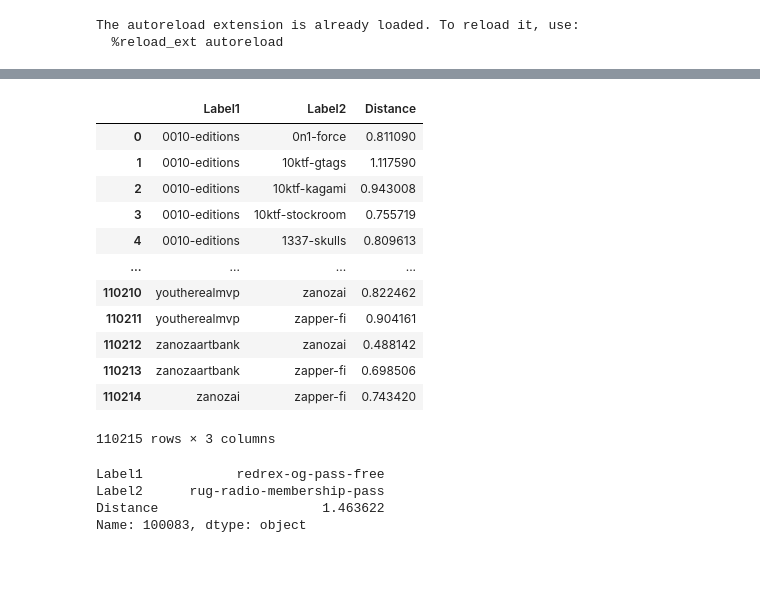
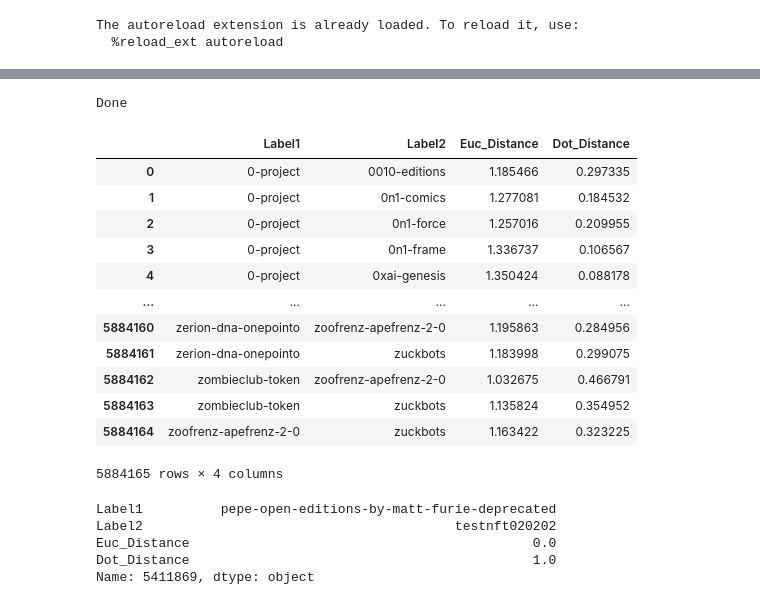
Before and after one commit to narunraman/nft_research, a Jupyter notebook: Dino/feature_extract_notebook.ipynb, the cells around one changed output, grey strips where cells are left out. Cells and saved outputs as stored; diff of their text form; code cells hidden in the pictures; blank space fills up the shorter version.

```diff
--- a/Dino/feature_extract_notebook.ipynb
+++ b/Dino/feature_extract_notebook.ipynb
@@ -138,17 +110,18 @@ min_distance_row = merged_df.loc[q_df['AverageDistance'].idxmin()]
 print(min_distance_row)
 # %%
 import os
+from tqdm import tqdm
 
 # Directory path where the files are located
-directory_path = '/home/taylor/NFTResearchGIT/nft_research/dino/images/val'
+directory_path = '/global/scratch/tlundy/NFT_Research/nft_research/Dino/images/val'
 
 # Create a dictionary to store label-file associations
 label_file_dict = {}
 
 # Iterate through the files in the directory
-for idx,filename in enumerate(sorted(os.listdir(directory_path))):
+for idx,filename in tqdm(enumerate(sorted(os.listdir(directory_path)))):
     # Extract the label from the file name (assuming the label is in the file name)
-    print(idx,filename)
+    # print(idx,filename)
     # Check if the label exists in the merged_df DataFrame
     if idx in merged_df['Label'].values:
         # If yes, associate the file name with the label
@@ -174,6 +129,6 @@ for idx,filename in enumerate(sorted(os.listdir(directory_path))):
 # %%
-merged_df2['FileName'] = merged_df2['Label'].map(label_file_dict)
+merged_df['FileName'] = merged_df['Label'].map(label_file_dict)
 
 # Print the updated DataFrame
-merged_df2
+merged_df
 # %% [output]
@@ -193,6 +148,3 @@ merged_df2
-# %%
-import ast
-merged_df['Features'] = merged_df['Features'].apply(ast.literal_eval)
 # %%
 import numpy as np
 # Group the DataFrame by 'Label'
@@ -200,7 +152,7 @@ grouped = merged_df.groupby('Label')
 
 # Compute average feature vector for each label
 average_feature_vectors = []
-for label, group in grouped:
+for label, group in tqdm(grouped):
     # Compute average feature vector for the current label
     avg_feature_vector = np.mean(group['Features'].tolist(), axis=0)
     average_feature_vectors.append((label, avg_feature_vector))
@@ -217,40 +179,46 @@ with open('collection_features.pkl','wb') as f:
 # %%
 import itertools
 from scipy.spatial import distance
 from tqdm import tqdm
 # Assuming merged_df is your pandas DataFrame with 'Label' and 'AverageFeatureVector' columns
 
 # Define a function to compute Euclidean distance between two feature vectors
 def euclidean_distance(feature1, feature2):
     return distance.euclidean(feature1, feature2)
 
+def dot_distance(feature1,feature2):
+    return np.dot(feature1, feature2)
 # Create combinations of labels
 label_combinations = list(itertools.combinations(merged_df2['FileName'].unique(), 2))
-
+label_to_vec = merged_df2.set_index('FileName')['AverageFeatureVector'].to_dict()
 # Compute distances between average feature vectors for every pair of labels
+print('Done')
 pairwise_distances = []
 for label1, label2 in tqdm(label_combinations):
-    feature_vector1 = merged_df2.loc[merged_df2['FileName'] == label1, 'AverageFeatureVector'].values[0]
-    feature_vector2 = merged_df2.loc[merged_df2['FileName'] == label2, 'AverageFeatureVector'].values[0]
-    dist = euclidean_distance(feature_vector1, feature_vector2)
-    pairwise_distances.append((label1, label2, dist))
+    feature_vector1 = label_to_vec[label1]/np.linalg.norm(label_to_vec[label1])
+    feature_vector2 = label_to_vec[label2]/np.linalg.norm(label_to_vec[label2])
+    # print(feature_vector1)
+    dist1 = euclidean_distance(feature_vector1, feature_vector2)
+    dist2 = dot_distance(feature_vector1, feature_vector2)
+    pairwise_distances.append((label1, label2, dist1,dist2))
 
 # Create a DataFrame for pairwise distances
-pairwise_distances_df = pd.DataFrame(pairwise_distances, columns=['Label1', 'Label2', 'Distance'])
+pairwise_distances_df = pd.DataFrame(pairwise_distances, columns=['Label1', 'Label2', 'Euc_Distance','Dot_Distance'])
 
 # Print the DataFrame with pairwise distances
 pairwise_distances_df
 # %% [output]
+Done
-|  | Label1 | Label2 | Distance |
-| 0 | 0010-editions | 0n1-force | 0.811090 |
-| 1 | 0010-editions | 10ktf-gtags | 1.117590 |
-| 2 | 0010-editions | 10ktf-kagami | 0.943008 |
-| 3 | 0010-editions | 10ktf-stockroom | 0.755719 |
-| 4 | 0010-editions | 1337-skulls | 0.809613 |
-| ... | ... | ... | ... |
-| 110210 | youtherealmvp | zanozai | 0.822462 |
-| 110211 | youtherealmvp | zapper-fi | 0.904161 |
-| 110212 | zanozaartbank | zanozai | 0.488142 |
-| 110213 | zanozaartbank | zapper-fi | 0.698506 |
-| 110214 | zanozai | zapper-fi | 0.743420 |
+|  | Label1 | Label2 | Euc_Distance | Dot_Distance |
+| 0 | 0-project | 0010-editions | 1.185466 | 0.297335 |
+| 1 | 0-project | 0n1-comics | 1.277081 | 0.184532 |
+| 2 | 0-project | 0n1-force | 1.257016 | 0.209955 |
+| 3 | 0-project | 0n1-frame | 1.336737 | 0.106567 |
+| 4 | 0-project | 0xai-genesis | 1.350424 | 0.088178 |
+| ... | ... | ... | ... | ... |
+| 5884160 | zerion-dna-onepointo | zoofrenz-apefrenz-2-0 | 1.195863 | 0.284956 |
+| 5884161 | zerion-dna-onepointo | zuckbots | 1.183998 | 0.299075 |
+| 5884162 | zombieclub-token | zoofrenz-apefrenz-2-0 | 1.032675 | 0.466791 |
+| 5884163 | zombieclub-token | zuckbots | 1.135824 | 0.354952 |
+| 5884164 | zoofrenz-apefrenz-2-0 | zuckbots | 1.163422 | 0.323225 |
-110215 rows × 3 columns
+5884165 rows × 4 columns
@@ -260,12 +229,13 @@ with open('pairwise_dist.pkl','wb') as f:
 # %%
 # Find the row with the minimum average distance
-min_distance_row = pairwise_distances_df.loc[pairwise_distances_df['Distance'].idxmax()]
+min_distance_row = pairwise_distances_df.loc[pairwise_distances_df['Dot_Distance'].idxmax()]
 
 # Print the row with the minimum average distance
 print(min_distance_row)
 # %% [output]
-Label1            redrex-og-pass-free
-Label2      rug-radio-membership-pass
-Distance                     1.463622
-Name: 100083, dtype: object
+Label1          pepe-open-editions-by-matt-furie-deprecated
+Label2                                        testnft020202
+Euc_Distance                                            0.0
+Dot_Distance                                            1.0
+Name: 5411869, dtype: object
 # %%
```
Also changed, not shown: parts of 27 cells of this notebook, 22 other files.
